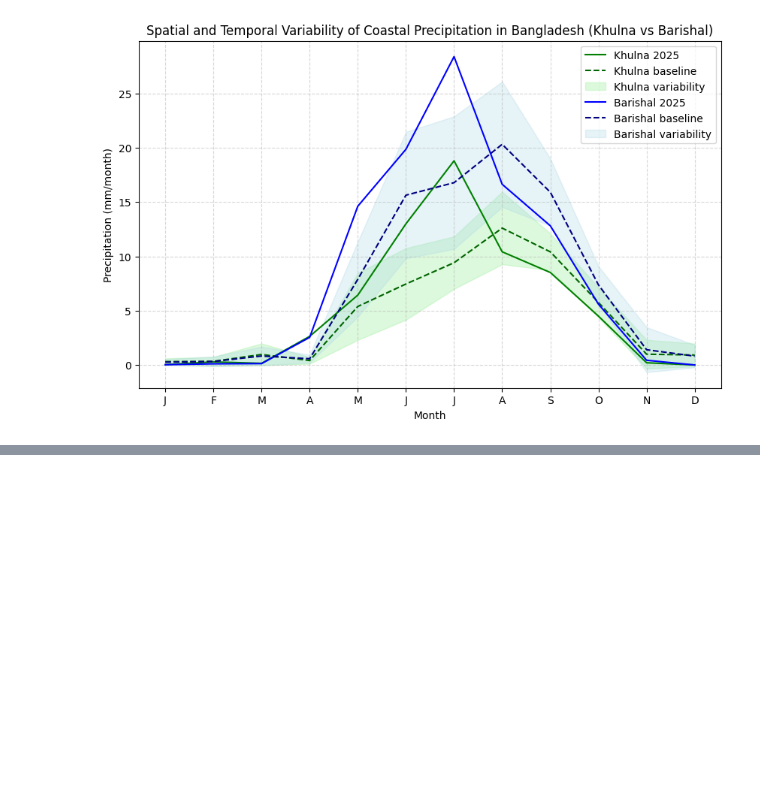
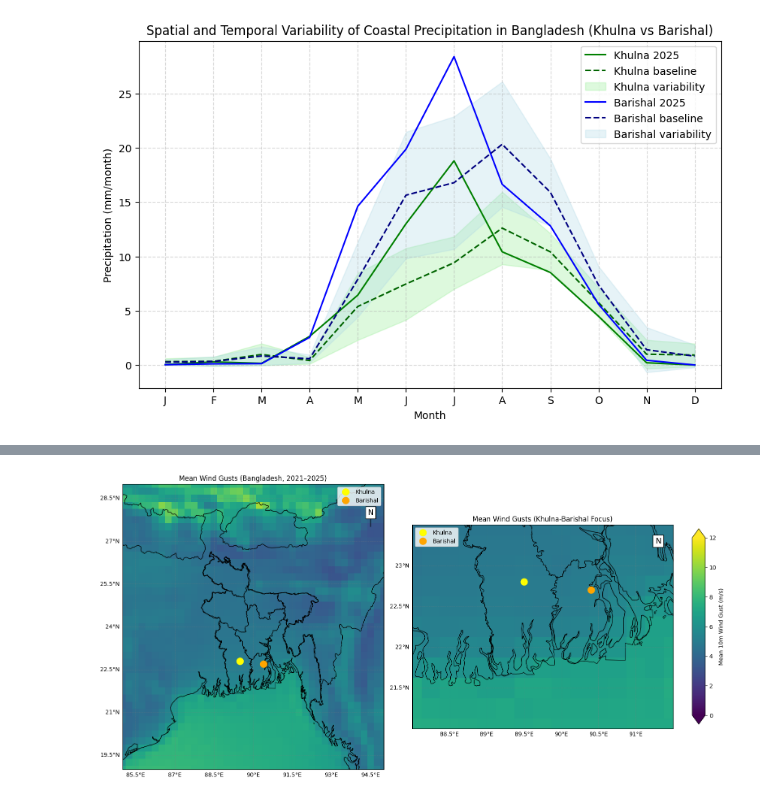
Before and after one commit to alizasultanaesd-png/skill-morph-work, a Jupyter notebook: Khulna_Barishal_Rainfall_Analysis_2025.ipynb, the cells around one changed output, grey strips where cells are left out. Saved outputs shown, nothing was run; the diff lists cells and outputs as text; code cells hidden in the pictures; blank space fills up the shorter version.

```diff
--- a/Khulna_Barishal_Rainfall_Analysis_2025.ipynb
+++ b/Khulna_Barishal_Rainfall_Analysis_2025.ipynb
@@ -1171,0 +1119,5 @@ plt.show()
+# %%
+# Load data
+ds = xr.open_dataset("data_stream-moda_stepType-avgid.nc")
+
+print(ds)
@@ -1171,0 +1316,78 @@ plt.show()
+# %%
+
+# =========================
+# Mean wind gusts
+# =========================
+i10fg = ds['i10fg']
+i10fg_mean = i10fg.mean(dim='valid_time')
+
+# Division boundaries
+divisions = gpd.read_file("bgd_admin1.geojson")
+
+# =========================
+# Fixed scale range (edit here)
+# =========================
+vmin, vmax = 0, 12   # typical Bangladesh monthly mean gusts
+# vmin, vmax = 0, 15
+# vmin, vmax = 0, 20
+
+print("Wind Gust Range:", vmin, "to", vmax, "m/s")
+
+# =========================
+# Plot side-by-side maps
+# =========================
+fig, (ax1, ax2) = plt.subplots(1,2, figsize=(16,8), subplot_kw={'projection':ccrs.PlateCarree()})
+
+lon, lat = np.meshgrid(ds.longitude, ds.latitude)
+
+# --- Full Bangladesh map ---
+ax1.set_extent([85,95,19,29], crs=ccrs.PlateCarree())
+ax1.coastlines(); ax1.add_feature(cfeature.BORDERS, linestyle='-')
+mesh1 = ax1.pcolormesh(lon, lat, i10fg_mean, cmap='viridis',
+                       vmin=vmin, vmax=vmax, transform=ccrs.PlateCarree())
+divisions.boundary.plot(ax=ax1, edgecolor="black", linewidth=0.8)
+ax1.plot(89.5, 22.8, 'bo', markersize=12, color='yellow', label="Khulna")
+ax1.plot(90.4, 22.7, 'ro', markersize=12, color='orange', label="Barishal")
+ax1.legend()
+ax1.set_title("Mean Wind Gusts (Bangladesh, 2021–2025)")
+
+# Gridlines
+gl1 = ax1.gridlines(draw_labels=True, linewidth=0.5, color='gray', alpha=0.5, linestyle='--')
+gl1.top_labels = False; gl1.right_labels = False
+
+# North arrow
+ax1.text(94.5, 28.0, 'N', fontsize=14, ha='center', va='center',
+        bbox=dict(facecolor='white', edgecolor='black'))
+ax1.arrow(94.5, 27.5, 0, 0.4, head_width=0.2, head_length=0.2,
+         fc='black', ec='black', transform=ccrs.PlateCarree())
+
+# --- Khulna-Barishal zoomed map ---
+ax2.set_extent([88, 91.5, 21, 23.5], crs=ccrs.PlateCarree())
+ax2.coastlines(); ax2.add_feature(cfeature.BORDERS, linestyle='-')
+mesh2 = ax2.pcolormesh(lon, lat, i10fg_mean, cmap='viridis',
+                       vmin=vmin, vmax=vmax, transform=ccrs.PlateCarree())
+divisions.boundary.plot(ax=ax2, edgecolor="black", linewidth=0.8)
+ax2.plot(89.5, 22.8, 'bo', markersize=12, color='yellow', label="Khulna")
+ax2.plot(90.4, 22.7, 'ro', markersize=12, color='orange',label="Barishal")
+ax2.legend()
+ax2.set_title("Mean Wind Gusts (Khulna-Barishal Focus)")
+
+# Gridlines
+gl2 = ax2.gridlines(draw_labels=True, linewidth=0.5, color='gray', alpha=0.5, linestyle='--')
+gl2.top_labels = False; gl2.right_labels = False
+
+# North arrow
+ax2.text(91.3, 23.3, 'N', fontsize=14, ha='center', va='center',
+        bbox=dict(facecolor='white', edgecolor='black'))
+ax2.arrow(91.3, 23.1, 0, 0.15, head_width=0.05, head_length=0.05,
+         fc='black', ec='black', transform=ccrs.PlateCarree())
+
+# Shared vertical colorbar at right side with contrast ticks
+cbar_ax = fig.add_axes([0.92, 0.2, 0.02, 0.6])
+cbar = fig.colorbar(mesh1, cax=cbar_ax, orientation='vertical', extend='both')
+cbar.set_label("Mean 10m Wind Gust (m/s)")
+cbar.set_ticks(np.arange(vmin, vmax+1, 2))  # ticks every 2 m/s
+
+plt.tight_layout(rect=[0,0,0.9,1])
+plt.show()
+# %% [output]
@@ -1171,0 +1395 @@ plt.show()
+[figure, added]
```
Also changed, not shown: parts of 11 cells of this notebook.
